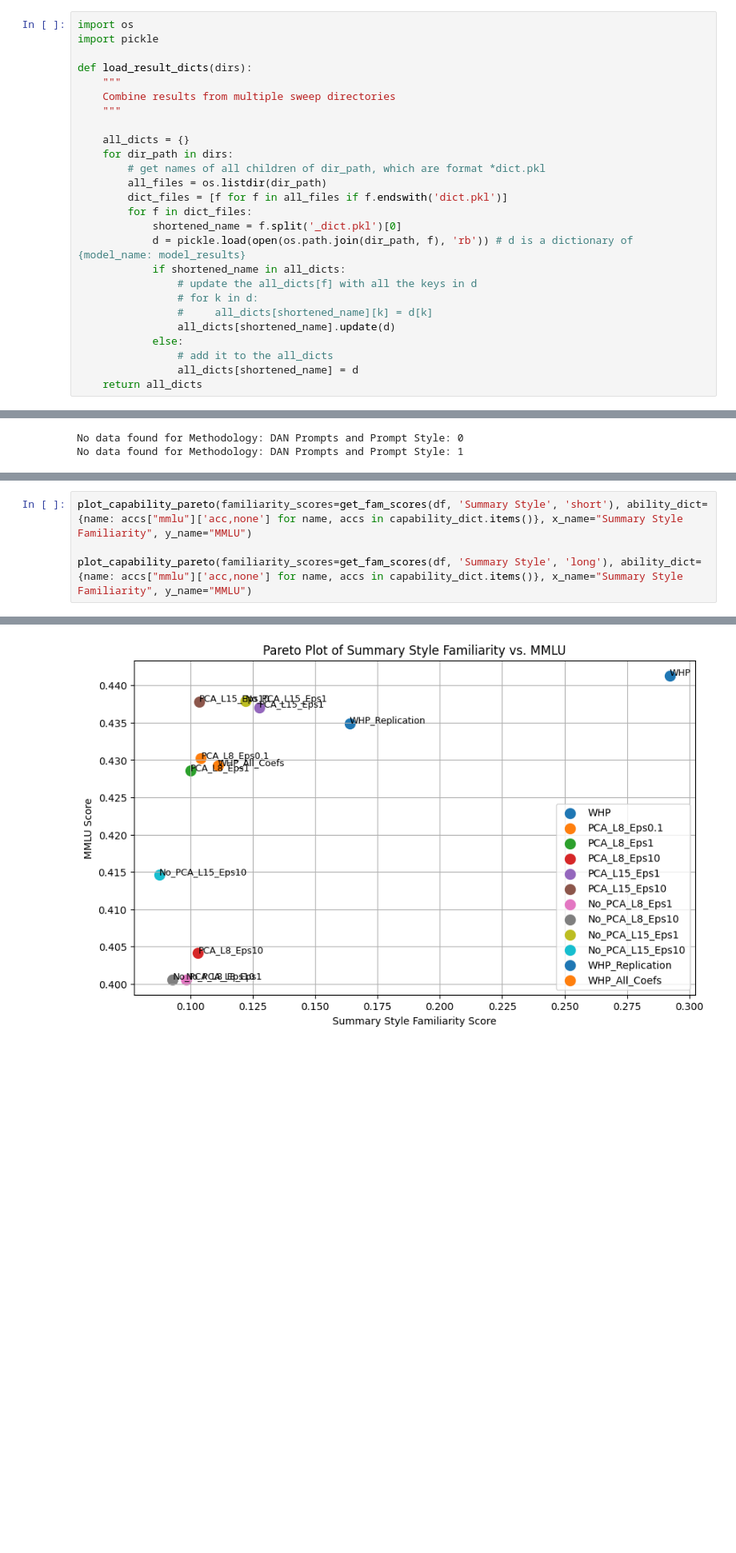
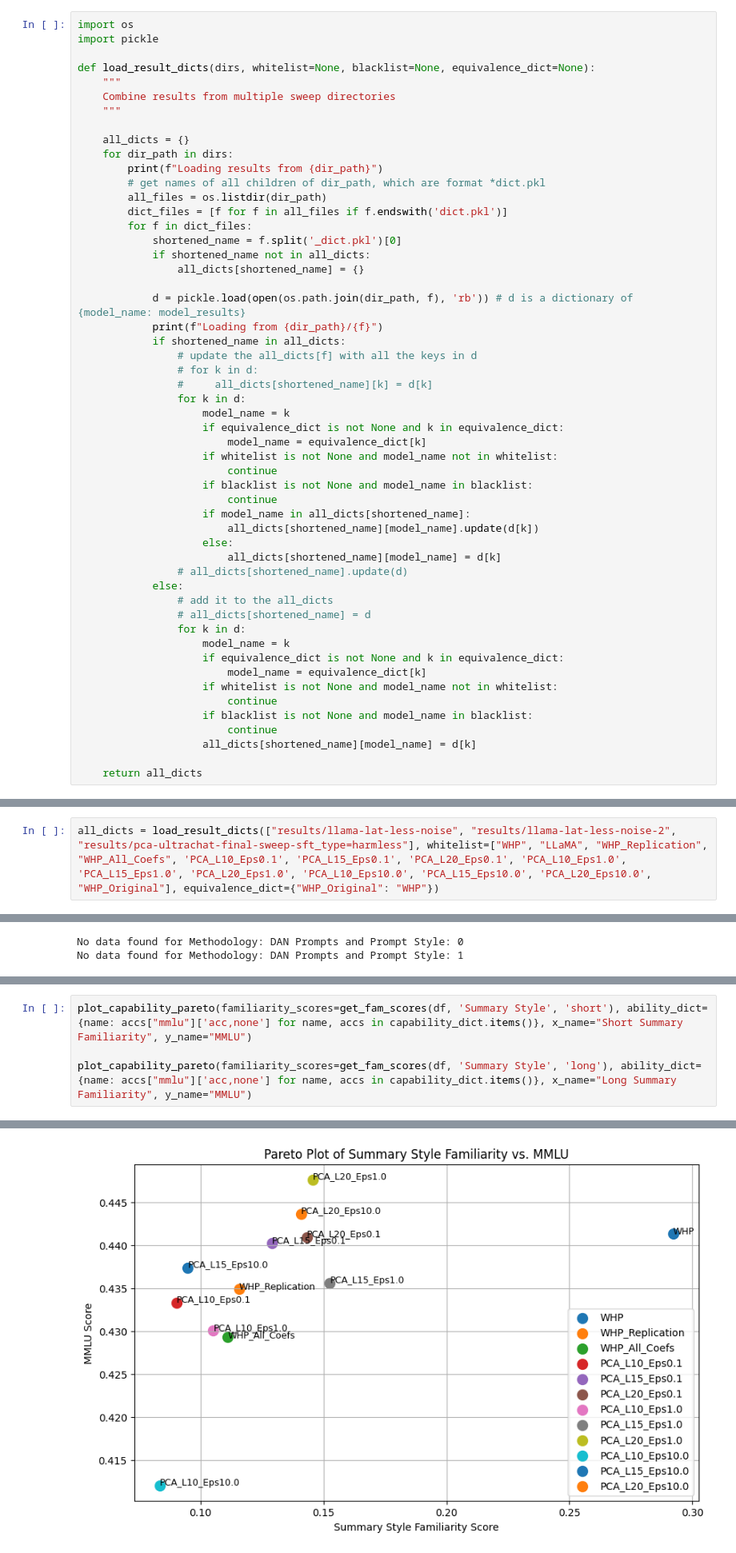
Before and after one commit to magikarp01/hp-unlrn, a Jupyter notebook: lat_pareto_plots.ipynb, the cells around one changed output, grey strips where cells are left out. Shown at 80% size. Cells and saved outputs as stored; diff of their text form; blank space fills up the shorter version.

Commit message:
Got DAN and Text Lines results

```diff
--- a/lat_pareto_plots.ipynb
+++ b/lat_pareto_plots.ipynb
@@ -5,25 +5,52 @@ Allow loading results from multiple folders
 import os
 import pickle
 
-def load_result_dicts(dirs):
+def load_result_dicts(dirs, whitelist=None, blacklist=None, equivalence_dict=None):
     """
     Combine results from multiple sweep directories
     """
 
     all_dicts = {}
     for dir_path in dirs:
+        print(f"Loading results from {dir_path}")
         # get names of all children of dir_path, which are format *dict.pkl
         all_files = os.listdir(dir_path)
         dict_files = [f for f in all_files if f.endswith('dict.pkl')]
         for f in dict_files:
             shortened_name = f.split('_dict.pkl')[0]
+            if shortened_name not in all_dicts:
+                all_dicts[shortened_name] = {}
+
             d = pickle.load(open(os.path.join(dir_path, f), 'rb')) # d is a dictionary of {model_name: model_results}
+            print(f"Loading from {dir_path}/{f}")
             if shortened_name in all_dicts:
                 # update the all_dicts[f] with all the keys in d
                 # for k in d:
                 #     all_dicts[shortened_name][k] = d[k]
-                all_dicts[shortened_name].update(d)
+                for k in d:
+                    model_name = k
+                    if equivalence_dict is not None and k in equivalence_dict:
+                        model_name = equivalence_dict[k]
+                    if whitelist is not None and model_name not in whitelist:
+                        continue
+                    if blacklist is not None and model_name in blacklist:
+                        continue
+                    if model_name in all_dicts[shortened_name]:
+                        all_dicts[shortened_name][model_name].update(d[k])
+                    else:
+                        all_dicts[shortened_name][model_name] = d[k]
+                # all_dicts[shortened_name].update(d)
             else:
                 # add it to the all_dicts
-                all_dicts[shortened_name] = d
+                # all_dicts[shortened_name] = d
+                for k in d:
+                    model_name = k
+                    if equivalence_dict is not None and k in equivalence_dict:
+                        model_name = equivalence_dict[k]
+                    if whitelist is not None and model_name not in whitelist:
+                        continue
+                    if blacklist is not None and model_name in blacklist:
+                        continue
+                    all_dicts[shortened_name][model_name] = d[k]
+
     return all_dicts
@@ -31,0 +57,2 @@ all_dicts = load_result_dicts(["results/llama-lat-less-noise", "results/llama-la
+# %%
+all_dicts = load_result_dicts(["results/llama-lat-less-noise", "results/llama-lat-less-noise-2", "results/pca-ultrachat-final-sweep-sft_type=harmless"], whitelist=["WHP", "LLaMA", "WHP_Replication", "WHP_All_Coefs", 'PCA_L10_Eps0.1', 'PCA_L15_Eps0.1', 'PCA_L20_Eps0.1', 'PCA_L10_Eps1.0', 'PCA_L15_Eps1.0', 'PCA_L20_Eps1.0', 'PCA_L10_Eps10.0', 'PCA_L15_Eps10.0', 'PCA_L20_Eps10.0', "WHP_Original"], equivalence_dict={"WHP_Original": "WHP"})
@@ -401,5 +455,5 @@ plot_capability_pareto(familiarity_scores=get_fam_scores(df, 'Spanish', 'Spanish
 # %%
-plot_capability_pareto(familiarity_scores=get_fam_scores(df, 'Summary Style', 'short'), ability_dict={name: accs["mmlu"]['acc,none'] for name, accs in capability_dict.items()}, x_name="Summary Style Familiarity", y_name="MMLU")
+plot_capability_pareto(familiarity_scores=get_fam_scores(df, 'Summary Style', 'short'), ability_dict={name: accs["mmlu"]['acc,none'] for name, accs in capability_dict.items()}, x_name="Short Summary Familiarity", y_name="MMLU")
 
-plot_capability_pareto(familiarity_scores=get_fam_scores(df, 'Summary Style', 'long'), ability_dict={name: accs["mmlu"]['acc,none'] for name, accs in capability_dict.items()}, x_name="Summary Style Familiarity", y_name="MMLU")
+plot_capability_pareto(familiarity_scores=get_fam_scores(df, 'Summary Style', 'long'), ability_dict={name: accs["mmlu"]['acc,none'] for name, accs in capability_dict.items()}, x_name="Long Summary Familiarity", y_name="MMLU")
 # %% [output]
@@ -407,4 +461,4 @@ plot_capability_pareto(familiarity_scores=get_fam_scores(df, 'Summary Style', 'l
-[figure, old version]
+[figure, new version]
 # %%
 plot_capability_pareto(familiarity_scores=get_fam_scores(df, 'Summary Style', 'short'), ability_dict={name: accs["sciq"]['acc,none'] for name, accs in capability_dict.items()}, x_name="Summary Style Familiarity", y_name="SciQ")
 
```
Also changed, not shown: parts of 18 cells of this notebook, 3 other files.
